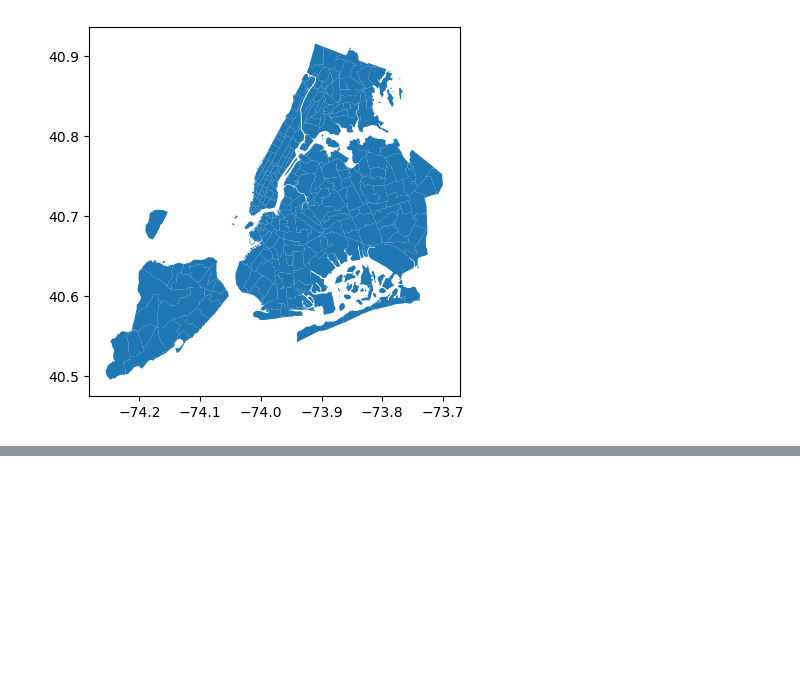
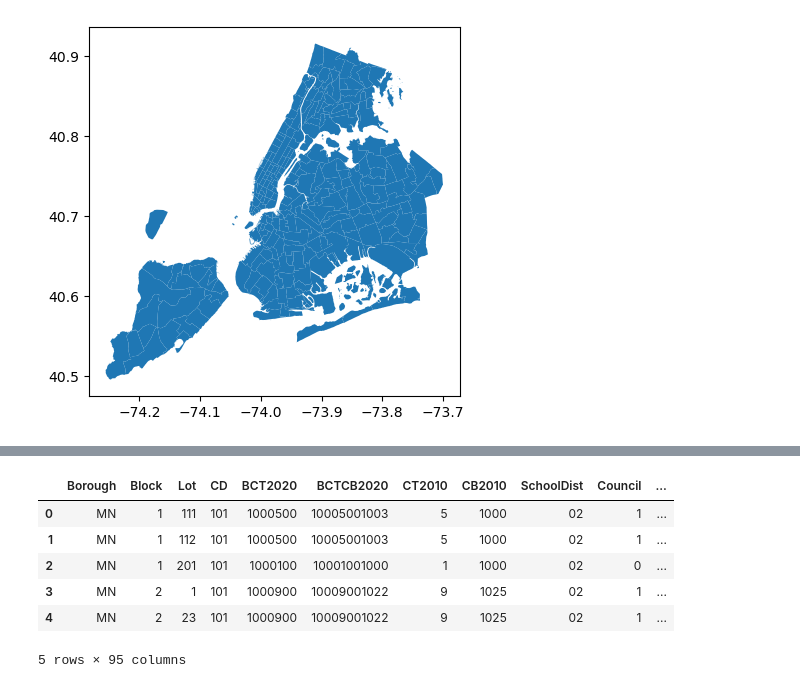
Before and after one commit to HoraceWuu/UofG_MSc_Dissertation, a Jupyter notebook: code/q3.ipynb, the cells around one changed output, grey strips where cells are left out. Drawn from its saved outputs; the diff is of its cells as text; code cells hidden in the pictures; blank space fills up the shorter version.

```diff
--- a/code/q3.ipynb
+++ b/code/q3.ipynb
@@ -122,4 +124,12 @@ taxizone_with_acs.describe()
 # %%
 # Read in the data with geopandas
-df = gpd.read_file('../data/other/PLUTO/MapPLUTO.shp')
-df.head()
+pluto = gpd.read_file('../data/other/PLUTO/MapPLUTO.shp')
+pluto.head()
+# %% [output]
+|  | Borough | Block | Lot | CD | BCT2020 | BCTCB2020 | CT2010 | CB2010 | SchoolDist | Council | ... |
+| 0 | MN | 1 | 111 | 101 | 1000500 | 10005001003 | 5 | 1000 | 02 | 1 | ... |
+| 1 | MN | 1 | 112 | 101 | 1000500 | 10005001003 | 5 | 1000 | 02 | 1 | ... |
+| 2 | MN | 1 | 201 | 101 | 1000100 | 10001001000 | 1 | 1000 | 02 | 0 | ... |
+| 3 | MN | 2 | 1 | 101 | 1000900 | 10009001022 | 9 | 1025 | 02 | 1 | ... |
+| 4 | MN | 2 | 23 | 101 | 1000900 | 10009001022 | 9 | 1025 | 02 | 1 | ... |
+5 rows × 95 columns
```
Also changed, not shown: parts of 9 cells of this notebook.
